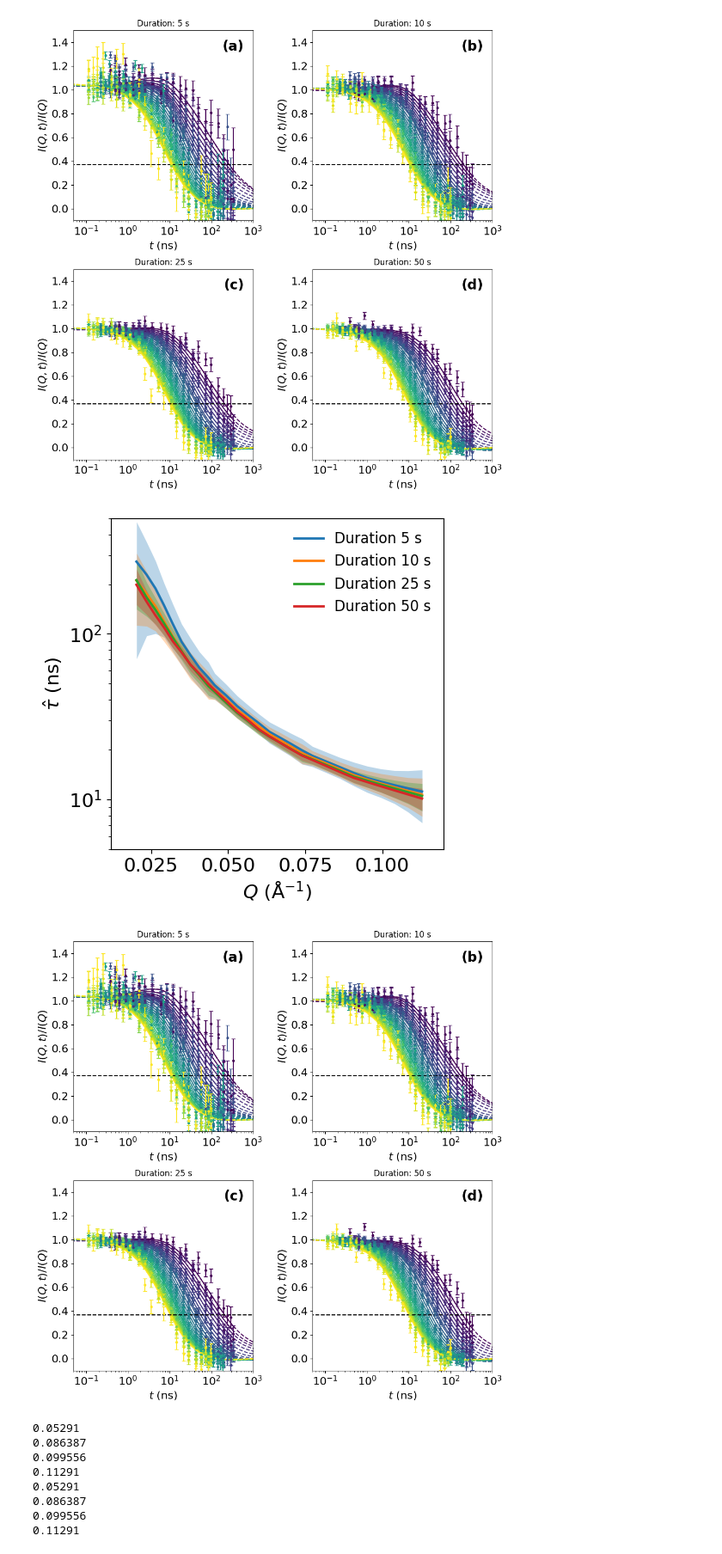
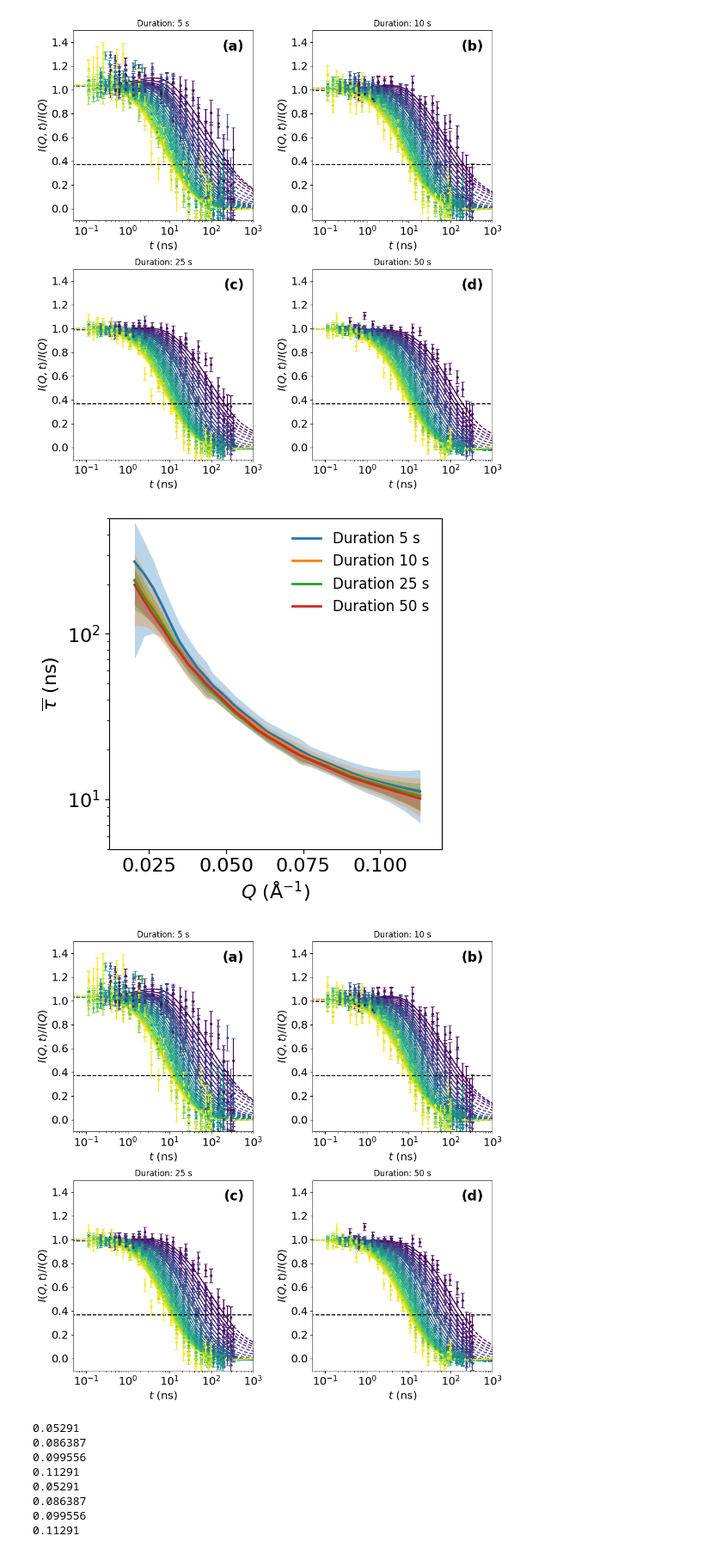
Before and after one commit to ch-tung/MLSR, a Jupyter notebook: spinecho/test_IN15.ipynb, the cells around one changed output. Shown at 86% size. Drawn from its saved outputs; the diff is of its cells as text; code cells hidden in the pictures.

Commit message:
updated figures

```diff
--- a/spinecho/test_IN15.ipynb
+++ b/spinecho/test_IN15.ipynb
@@ -592,35 +592,35 @@ for i, duration in enumerate(duration_list):
     ax1.plot(qs, taus, '-', lw=2, color=base_color, label=f'Duration {duration} s')
 
     # filled band
     ax1.fill_between(qs, lower, upper, color=base_color, alpha=0.3, linewidth=0)
 
     # # dashed bounds
     # ax1.plot(qs, lower, '--', lw=1.3, color=base_color)
     # ax1.plot(qs, upper, '--', lw=1.3, color=base_color)
 
     # (rest of your axis cosmetics below stay the same)
     ax.text(0.95, 0.95, panel_labels[i], transform=ax.transAxes, fontsize=20, fontweight='bold', va='top', ha='right')
     ax.set_xscale('log')
     ax.set_xlabel(r'$t$ (ns)', fontsize=16)
     ax.set_ylabel(r'$I(Q,t)/I(Q)$', fontsize=16)
     ax.set_title(f'Duration: {duration} s')
     ax.set_ylim(-0.1, 1.5 + len(unique_Q)*shift)
     ax.set_xlim(5e-2, 1e3)
     ax.tick_params(axis='both', which='major', labelsize=16)
     ax.plot([1e-2, 1e4], [np.exp(-1), np.exp(-1)], 'k--')
 
 # fig1 (ax1) cosmetics
 ax1.set_yscale('log')
 ax1.set_xlabel(r'$Q$ ($\mathrm{\AA}^{-1}$)', fontsize=16)
-ax1.set_ylabel(r'$\hat{\tau}$ (ns)', fontsize=16)
+ax1.set_ylabel(r'$\overline{\tau}$ (ns)', fontsize=16)
 ax1.tick_params(axis='both', which='major', labelsize=16)
 ax1.set_xlim(0.012, 0.12)
 ax1.set_ylim(5, 500)
 ax1.legend(fontsize=12, loc='upper right', frameon=False)
 
 plt.tight_layout()
 # %% [output]
-[figure, old version]
+[figure, new version]
 [figure]
 # %%
 
```
